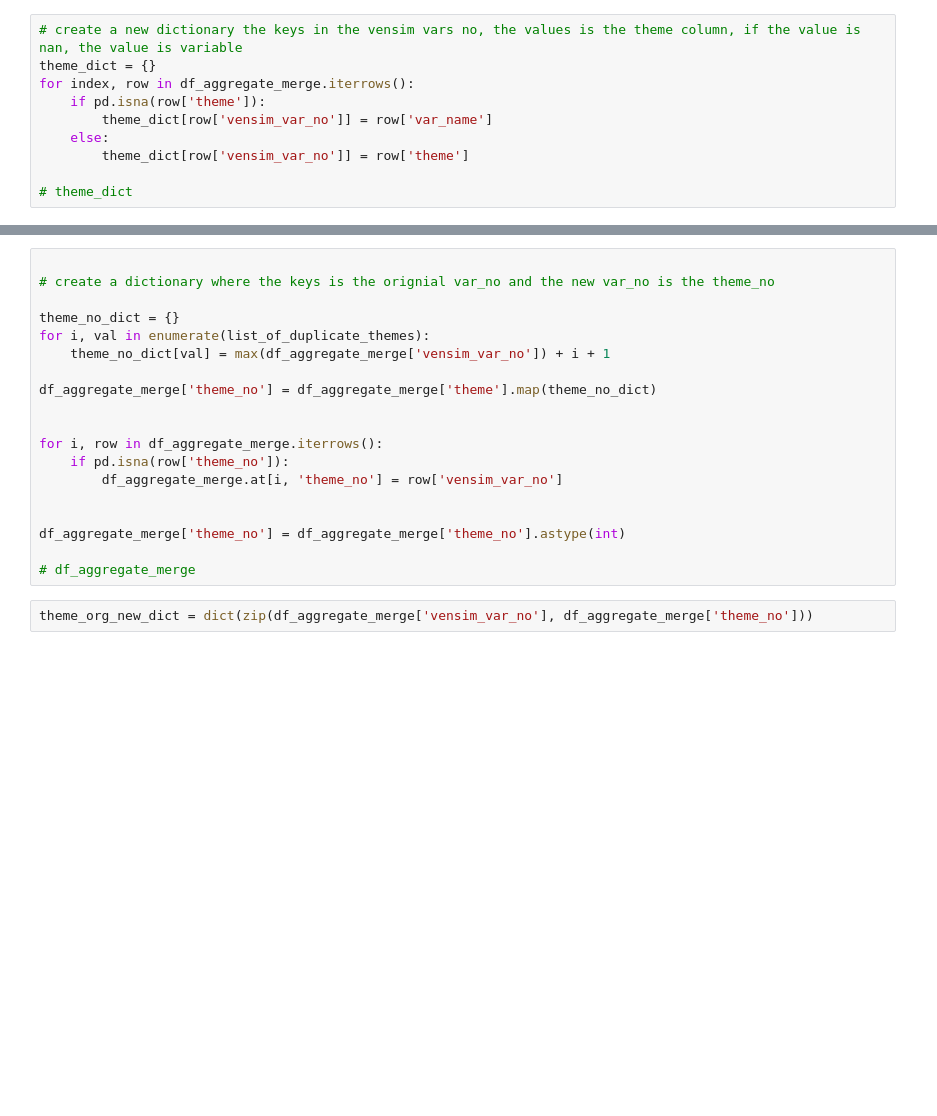
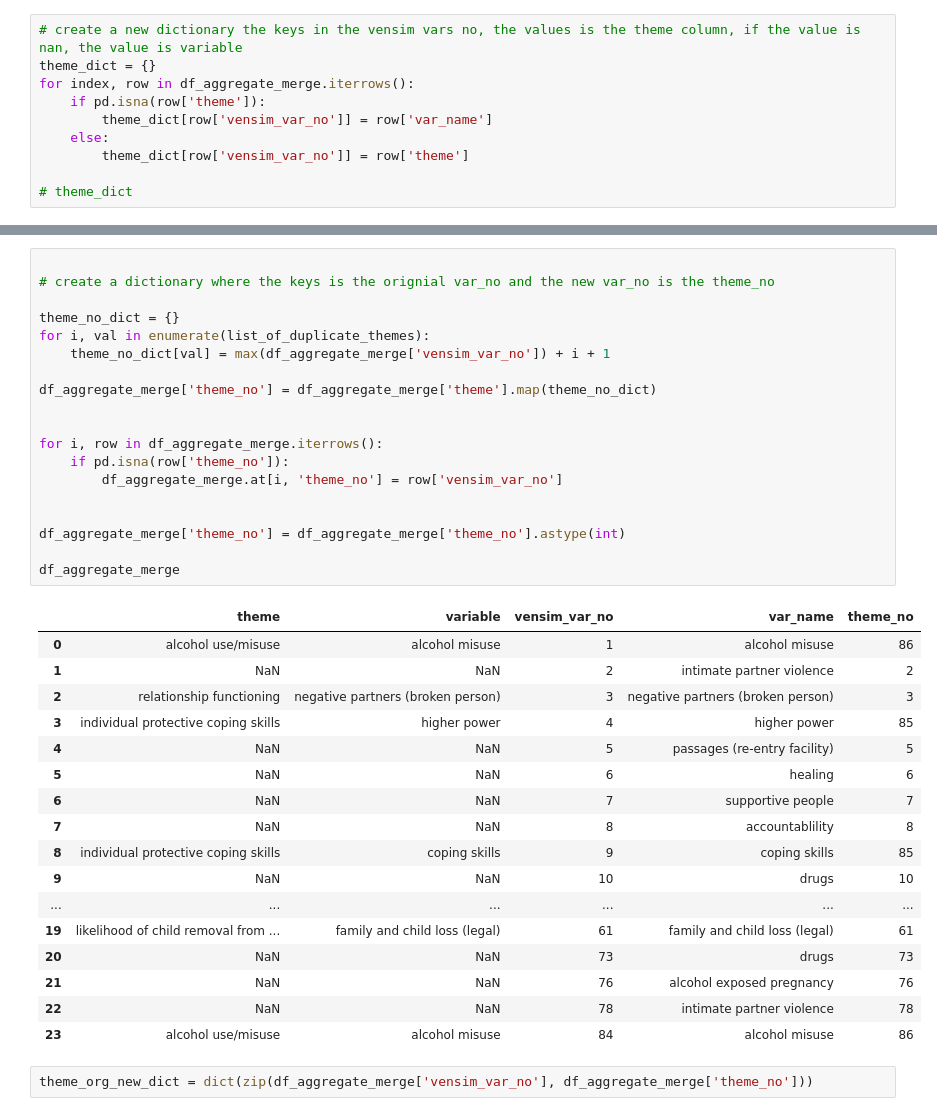
Before and after one commit to georgia-max/MentalMaps_Aggregation, a Jupyter notebook: Jupyter/aggregateCLD.ipynb, the cells around one changed output, grey strips where cells are left out. Cells and saved outputs as stored; diff of their text form; blank space fills up the shorter version.

```diff
--- a/Jupyter/aggregateCLD.ipynb
+++ b/Jupyter/aggregateCLD.ipynb
@@ -283,22 +358,40 @@ print(list_of_duplicate_themes)
 # %%
 
 # create a dictionary where the keys is the orignial var_no and the new var_no is the theme_no
 
 theme_no_dict = {}
 for i, val in enumerate(list_of_duplicate_themes):
     theme_no_dict[val] = max(df_aggregate_merge['vensim_var_no']) + i + 1
 
 df_aggregate_merge['theme_no'] = df_aggregate_merge['theme'].map(theme_no_dict)
 
 
 for i, row in df_aggregate_merge.iterrows():
     if pd.isna(row['theme_no']):
         df_aggregate_merge.at[i, 'theme_no'] = row['vensim_var_no']
 
 
 df_aggregate_merge['theme_no'] = df_aggregate_merge['theme_no'].astype(int)
 
-# df_aggregate_merge
+df_aggregate_merge
+# %% [output]
+|  | theme | variable | vensim_var_no | var_name | theme_no |
+| 0 | alcohol use/misuse | alcohol misuse | 1 | alcohol misuse | 86 |
+| 1 | NaN | NaN | 2 | intimate partner violence | 2 |
+| 2 | relationship functioning | negative partners (broken person) | 3 | negative partners (broken person) | 3 |
+| 3 | individual protective coping skills | higher power | 4 | higher power | 85 |
+| 4 | NaN | NaN | 5 | passages (re-entry facility) | 5 |
+| 5 | NaN | NaN | 6 | healing | 6 |
+| 6 | NaN | NaN | 7 | supportive people | 7 |
+| 7 | NaN | NaN | 8 | accountablility | 8 |
+| 8 | individual protective coping skills | coping skills | 9 | coping skills | 85 |
+| 9 | NaN | NaN | 10 | drugs | 10 |
+| ... | ... | ... | ... | ... | ... |
+| 19 | likelihood of child removal from ... | family and child loss (legal) | 61 | family and child loss (legal) | 61 |
+| 20 | NaN | NaN | 73 | drugs | 73 |
+| 21 | NaN | NaN | 76 | alcohol exposed pregnancy | 76 |
+| 22 | NaN | NaN | 78 | intimate partner violence | 78 |
+| 23 | alcohol use/misuse | alcohol misuse | 84 | alcohol misuse | 86 |
 # %%
 theme_org_new_dict = dict(zip(df_aggregate_merge['vensim_var_no'], df_aggregate_merge['theme_no']))
 # %%
```
Also changed, not shown: parts of 19 cells of this notebook, 4 other files.
